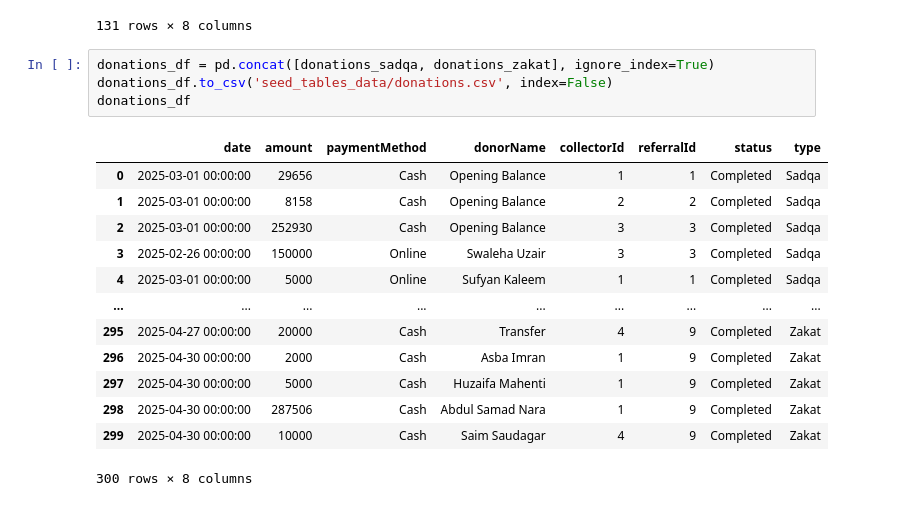
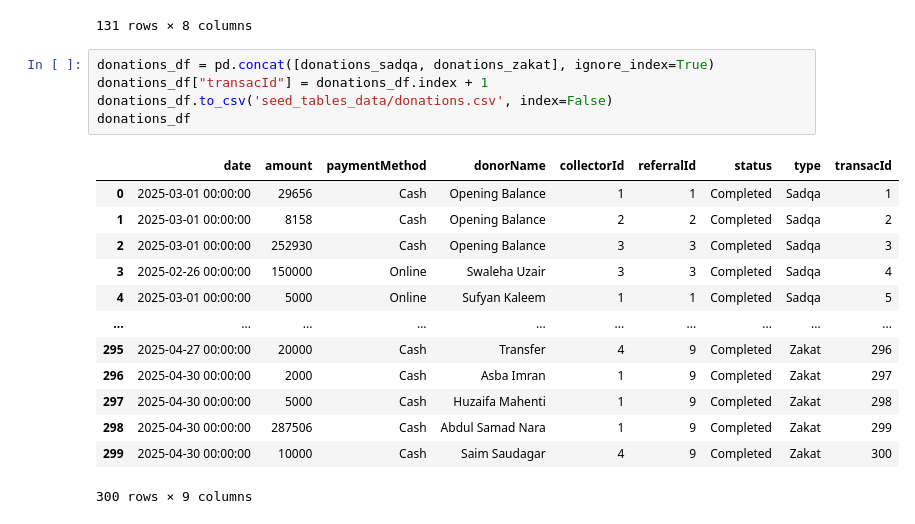
Before and after one commit to msaadg/mvmnt-financial-tracker, a Jupyter notebook: prisma/data-cleaning.ipynb, the cells around one changed output. Saved outputs shown, nothing was run; the diff lists cells and outputs as text.

```diff
--- a/prisma/data-cleaning.ipynb
+++ b/prisma/data-cleaning.ipynb
@@ -233,19 +241,20 @@ donations_zakat
 131 rows × 8 columns
 # %%
 donations_df = pd.concat([donations_sadqa, donations_zakat], ignore_index=True)
+donations_df["transacId"] = donations_df.index + 1
 donations_df.to_csv('seed_tables_data/donations.csv', index=False)
 donations_df
 # %% [output]
-|  | date | amount | paymentMethod | donorName | collectorId | referralId | status | type |
-| 0 | 2025-03-01 00:00:00 | 29656 | Cash | Opening Balance | 1 | 1 | Completed | Sadqa |
-| 1 | 2025-03-01 00:00:00 | 8158 | Cash | Opening Balance | 2 | 2 | Completed | Sadqa |
-| 2 | 2025-03-01 00:00:00 | 252930 | Cash | Opening Balance | 3 | 3 | Completed | Sadqa |
-| 3 | 2025-02-26 00:00:00 | 150000 | Online | Swaleha Uzair | 3 | 3 | Completed | Sadqa |
-| 4 | 2025-03-01 00:00:00 | 5000 | Online | Sufyan Kaleem | 1 | 1 | Completed | Sadqa |
-| ... | ... | ... | ... | ... | ... | ... | ... | ... |
-| 295 | 2025-04-27 00:00:00 | 20000 | Cash | Transfer | 4 | 9 | Completed | Zakat |
-| 296 | 2025-04-30 00:00:00 | 2000 | Cash | Asba Imran | 1 | 9 | Completed | Zakat |
-| 297 | 2025-04-30 00:00:00 | 5000 | Cash | Huzaifa Mahenti | 1 | 9 | Completed | Zakat |
-| 298 | 2025-04-30 00:00:00 | 287506 | Cash | Abdul Samad Nara | 1 | 9 | Completed | Zakat |
-| 299 | 2025-04-30 00:00:00 | 10000 | Cash | Saim Saudagar | 4 | 9 | Completed | Zakat |
+|  | date | amount | paymentMethod | donorName | collectorId | referralId | status | type | transacId |
+| 0 | 2025-03-01 00:00:00 | 29656 | Cash | Opening Balance | 1 | 1 | Completed | Sadqa | 1 |
+| 1 | 2025-03-01 00:00:00 | 8158 | Cash | Opening Balance | 2 | 2 | Completed | Sadqa | 2 |
+| 2 | 2025-03-01 00:00:00 | 252930 | Cash | Opening Balance | 3 | 3 | Completed | Sadqa | 3 |
+| 3 | 2025-02-26 00:00:00 | 150000 | Online | Swaleha Uzair | 3 | 3 | Completed | Sadqa | 4 |
+| 4 | 2025-03-01 00:00:00 | 5000 | Online | Sufyan Kaleem | 1 | 1 | Completed | Sadqa | 5 |
+| ... | ... | ... | ... | ... | ... | ... | ... | ... | ... |
+| 295 | 2025-04-27 00:00:00 | 20000 | Cash | Transfer | 4 | 9 | Completed | Zakat | 296 |
+| 296 | 2025-04-30 00:00:00 | 2000 | Cash | Asba Imran | 1 | 9 | Completed | Zakat | 297 |
+| 297 | 2025-04-30 00:00:00 | 5000 | Cash | Huzaifa Mahenti | 1 | 9 | Completed | Zakat | 298 |
+| 298 | 2025-04-30 00:00:00 | 287506 | Cash | Abdul Samad Nara | 1 | 9 | Completed | Zakat | 299 |
+| 299 | 2025-04-30 00:00:00 | 10000 | Cash | Saim Saudagar | 4 | 9 | Completed | Zakat | 300 |
-300 rows × 8 columns
+300 rows × 9 columns
```
Also changed, not shown: parts of 9 cells of this notebook, 9 other files.
